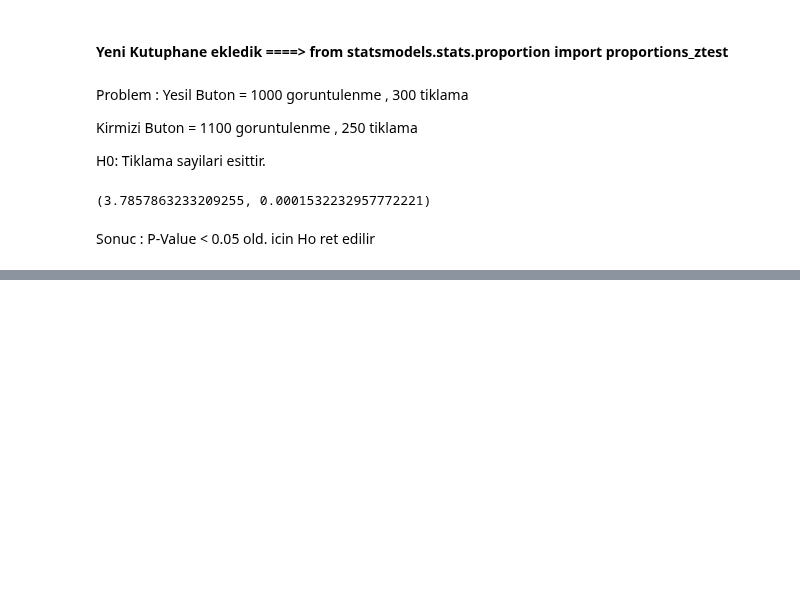
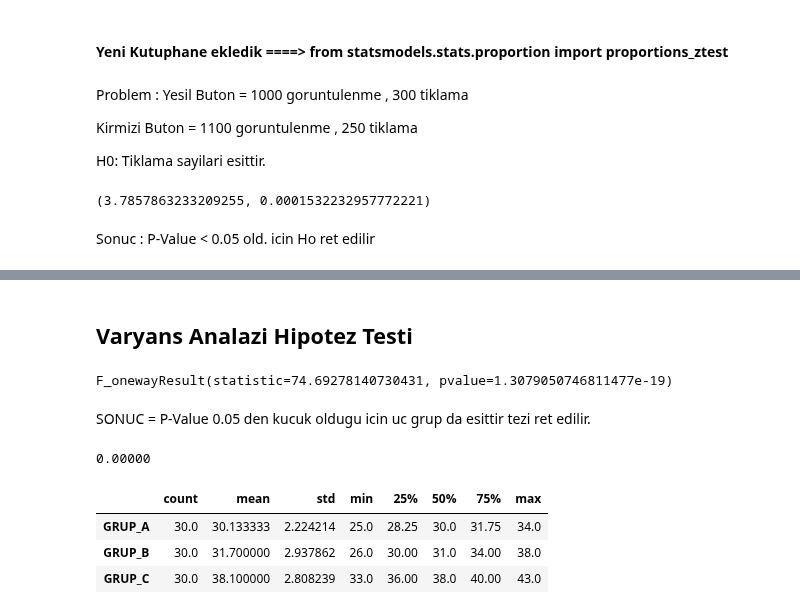
Before and after one commit to abdullahcayde/Trainings, a Jupyter notebook: istatistik_02.ipynb, the cells around one changed output, grey strips where cells are left out. Saved outputs shown, nothing was run; the diff lists cells and outputs as text; code cells hidden in the pictures; blank space fills up the shorter version.

```diff
--- a/istatistik_02.ipynb
+++ b/istatistik_02.ipynb
@@ -907,0 +975,2 @@ Sonuc : P-Value < 0.05 old. icin Ho ret edilir
+# %% [markdown]
+## Varyans Analazi Hipotez Testi
@@ -907,0 +979,17 @@ Sonuc : P-Value < 0.05 old. icin Ho ret edilir
+# %%
+f_oneway(ABC.GRUP_A, ABC.GRUP_B, ABC.GRUP_C)
+# %% [output]
+F_onewayResult(statistic=74.69278140730431, pvalue=1.3079050746811477e-19)
+# %% [markdown]
+SONUC = P-Value 0.05 den kucuk oldugu icin uc grup da esittir tezi ret edilir.
+# %%
+print('{:.5f}'.format(f_oneway(ABC.GRUP_A, ABC.GRUP_B, ABC.GRUP_C)[1]))
+# %% [output]
+0.00000
+# %%
+ABC.describe().T
+# %% [output]
+|  | count | mean | std | min | 25% | 50% | 75% | max |
+| GRUP_A | 30.0 | 30.133333 | 2.224214 | 25.0 | 28.25 | 30.0 | 31.75 | 34.0 |
+| GRUP_B | 30.0 | 31.700000 | 2.937862 | 26.0 | 30.00 | 31.0 | 34.00 | 38.0 |
+| GRUP_C | 30.0 | 38.100000 | 2.808239 | 33.0 | 36.00 | 38.0 | 40.00 | 43.0 |
```
Also changed, not shown: parts of 16 cells of this notebook, 4 other files.
